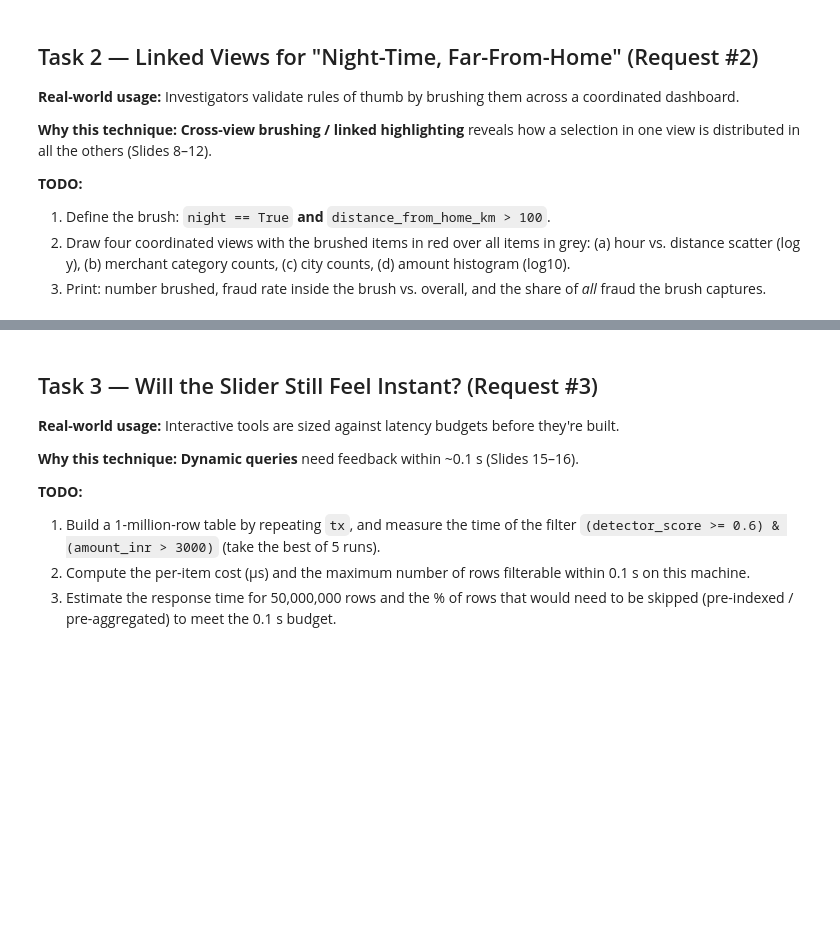
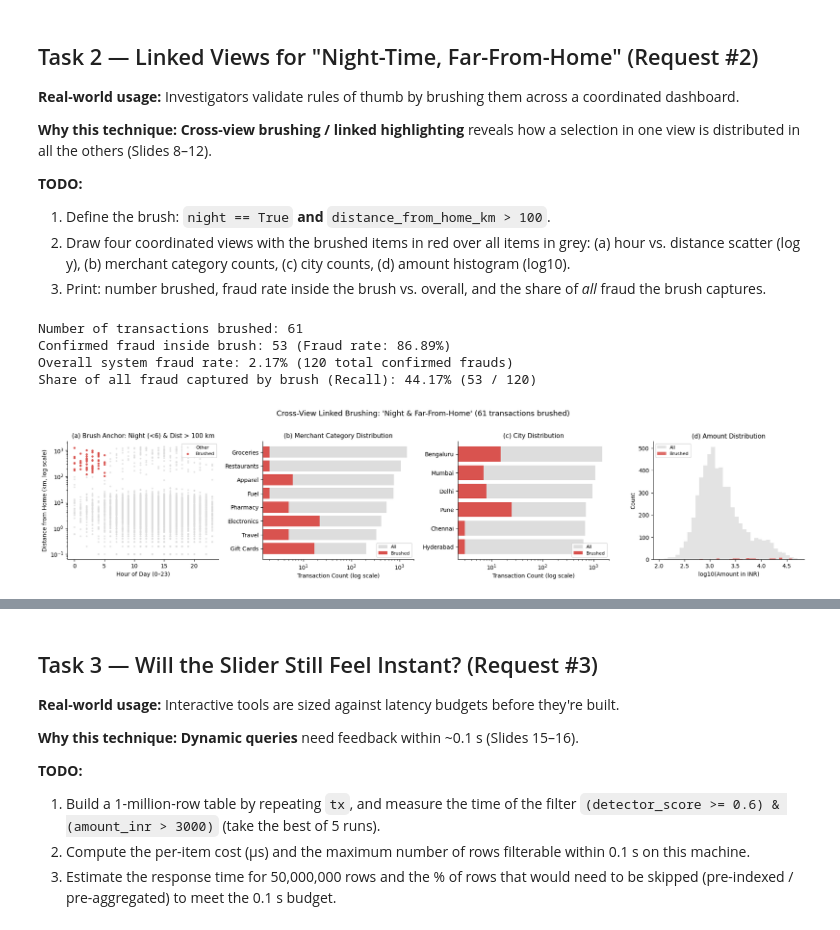
Before and after one commit to adarshm1705/VDUI-unit-3-assignment, a Jupyter notebook: unit3_ppt7_activity.ipynb, the cells around one changed output, grey strips where cells are left out. Saved outputs shown, nothing was run; the diff lists cells and outputs as text; code cells hidden in the pictures; blank space fills up the shorter version.

```diff
--- a/unit3_ppt7_activity.ipynb
+++ b/unit3_ppt7_activity.ipynb
@@ -89,14 +145,71 @@ in all the others (Slides 8–12).
    (log y), (b) merchant category counts, (c) city counts, (d) amount histogram (log10).
 3. Print: number brushed, fraud rate inside the brush vs. overall, and the share of *all* fraud the brush captures.
 # %%
-# TODO 1
-brush = None
+# TODO 1: Define the brush
+brush = (tx.night == True) & (tx.distance_from_home_km > 100)
 
-fig, axes = plt.subplots(1, 4, figsize=(19, 4))
-# TODO 2
+fig, axes = plt.subplots(1, 4, figsize=(19, 4.2))
 
+# TODO 2: Four coordinated views with brushed items in red over all items in grey
+# (a) hour vs. distance scatter (log y)
+axes[0].scatter(tx["hour"][~brush], tx["distance_from_home_km"][~brush], s=5, c="#dddddd", alpha=0.6, label="Other")
+axes[0].scatter(tx["hour"][brush], tx["distance_from_home_km"][brush], s=8, c="#D9534F", alpha=0.9, label="Brushed")
+axes[0].set_yscale("log")
+axes[0].set_xlabel("Hour of Day (0–23)", fontsize=10)
+axes[0].set_ylabel("Distance from Home (km, log scale)", fontsize=10)
+axes[0].set_title("(a) Brush Anchor: Night (<6) & Dist > 100 km", fontsize=11)
+axes[0].legend(loc="upper right", fontsize=8)
 
-plt.tight_layout(); plt.show()
+# (b) merchant category counts
+all_cat = tx["merchant_category"].value_counts()
+brush_cat = tx.loc[brush, "merchant_category"].value_counts().reindex(all_cat.index, fill_value=0)
+axes[1].barh(all_cat.index, all_cat.values, color="#dddddd", label="All")
+axes[1].barh(brush_cat.index, brush_cat.values, color="#D9534F", label="Brushed")
+axes[1].set_xlabel("Transaction Count (log scale)", fontsize=10)
+axes[1].set_xscale("log")
+axes[1].set_title("(b) Merchant Category Distribution", fontsize=11)
+axes[1].invert_yaxis()
+axes[1].legend(loc="lower right", fontsize=8)
 
-# TODO 3
+# (c) city counts
+all_city = tx["city"].value_counts()
+brush_city = tx.loc[brush, "city"].value_counts().reindex(all_city.index, fill_value=0)
+axes[2].barh(all_city.index, all_city.values, color="#dddddd", label="All")
+axes[2].barh(brush_city.index, brush_city.values, color="#D9534F", label="Brushed")
+axes[2].set_xlabel("Transaction Count (log scale)", fontsize=10)
+axes[2].set_xscale("log")
+axes[2].set_title("(c) City Distribution", fontsize=11)
+axes[2].invert_yaxis()
+axes[2].legend(loc="lower right", fontsize=8)
+
+# (d) amount histogram (log10)
+axes[3].hist(np.log10(tx["amount_inr"]), bins=35, color="#dddddd", alpha=0.8, label="All")
+axes[3].hist(np.log10(tx.loc[brush, "amount_inr"]), bins=35, color="#D9534F", alpha=0.85, label="Brushed")
+axes[3].set_xlabel("log10(Amount in INR)", fontsize=10)
+axes[3].set_ylabel("Count", fontsize=10)
+axes[3].set_title("(d) Amount Distribution", fontsize=11)
+axes[3].legend(loc="upper left", fontsize=8)
+
+fig.suptitle(f"Cross-View Linked Brushing: 'Night & Far-From-Home' ({brush.sum()} transactions brushed)", fontsize=13, y=1.02)
+plt.tight_layout()
+plt.show()
+
+# TODO 3: Print summary stats
+n_brushed = int(brush.sum())
+fraud_in_brush = int(tx.loc[brush, "is_fraud"].sum())
+fraud_rate_brush = tx.loc[brush, "is_fraud"].mean()
+total_fraud = int(tx["is_fraud"].sum())
+overall_fraud_rate = tx["is_fraud"].mean()
+capture_share = fraud_in_brush / total_fraud
+
+print(f"Number of transactions brushed: {n_brushed:,}")
+print(f"Confirmed fraud inside brush: {fraud_in_brush} (Fraud rate: {fraud_rate_brush:.2%})")
+print(f"Overall system fraud rate: {overall_fraud_rate:.2%} ({total_fraud} total confirmed frauds)")
+print(f"Share of all fraud captured by brush (Recall): {capture_share:.2%} ({fraud_in_brush} / {total_fraud})")
+# %% [output]
+Number of transactions brushed: 61
+Confirmed fraud inside brush: 53 (Fraud rate: 86.89%)
+Overall system fraud rate: 2.17% (120 total confirmed frauds)
+Share of all fraud captured by brush (Recall): 44.17% (53 / 120)
+[figure, added]
 # %% [markdown]
```
Also changed, not shown: parts of 14 cells of this notebook, 1 other file.
